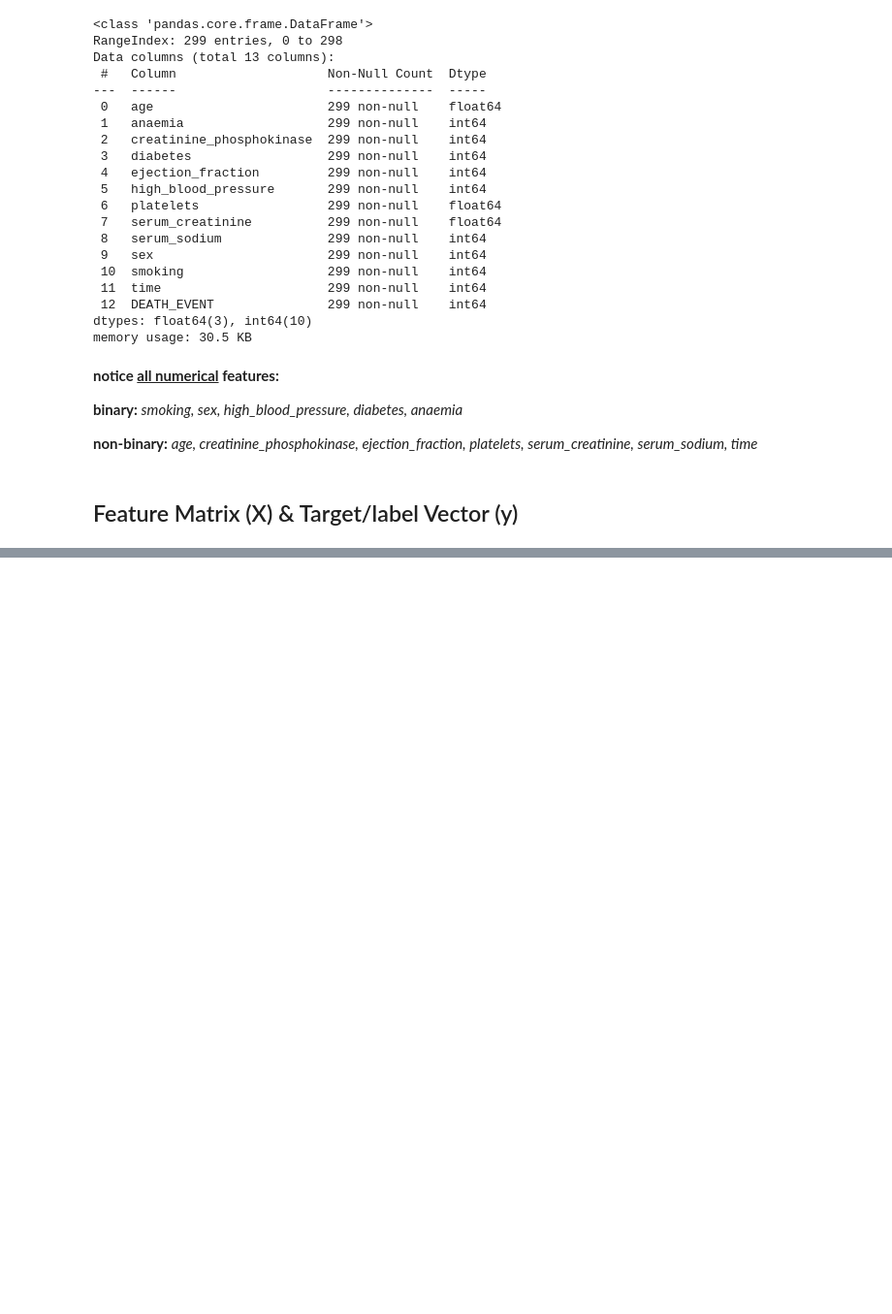
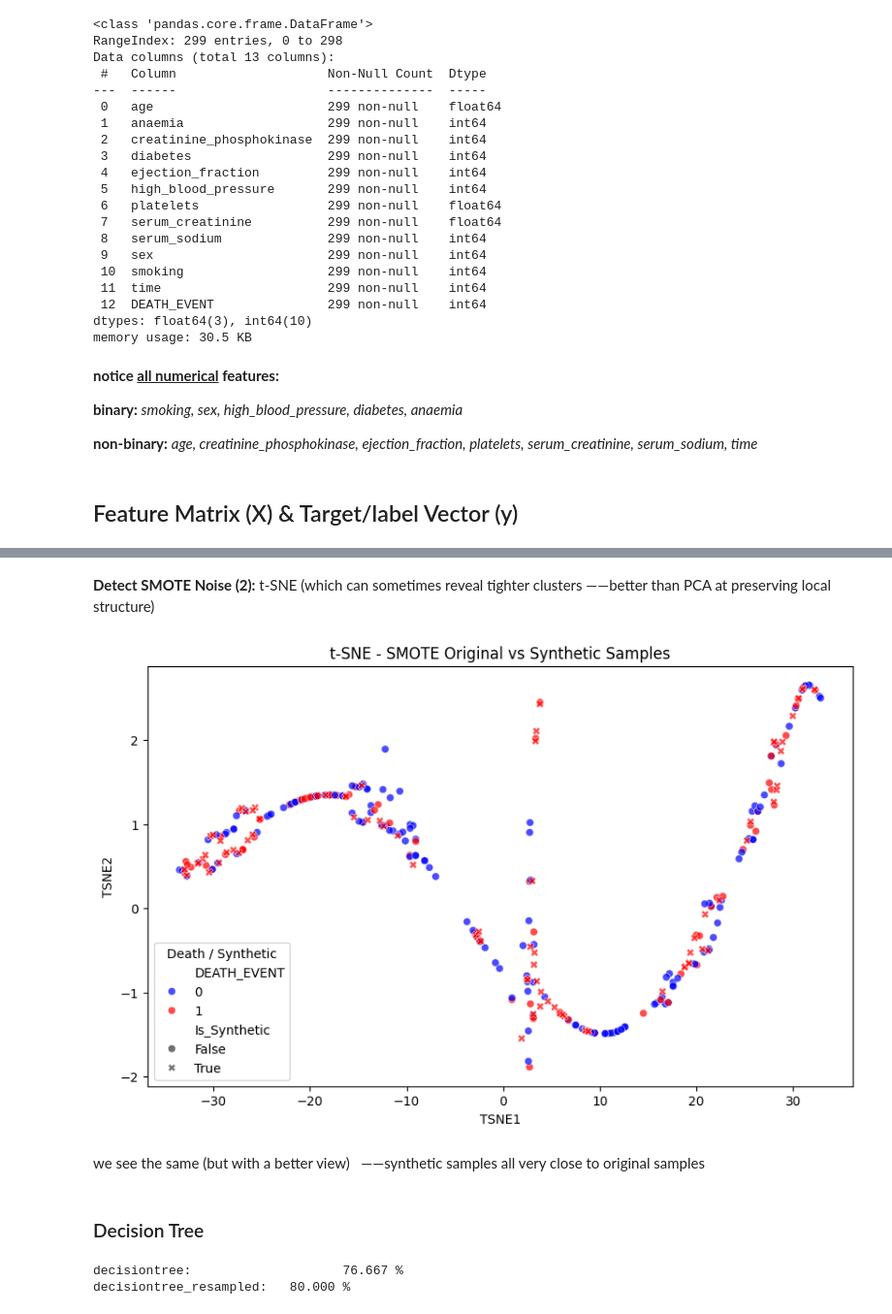
Before and after one commit to steventhestudent/CS4662_Project, a Jupyter notebook: Data Exploration.ipynb, the cells around one changed output, grey strips where cells are left out. Shown: that part at 97% size. Saved outputs shown, nothing was run; the diff lists cells and outputs as text; code cells hidden in the pictures; blank space fills up the shorter version.

```diff
--- a/Data Exploration.ipynb
+++ b/Data Exploration.ipynb
@@ -135,0 +117,44 @@ compare SVM vs. ANN across different metrics (AUC-ROC, precision-recall, F1-scor
+# %% [markdown]
+**Detect SMOTE Noise (2):** t-SNE (which can sometimes reveal tighter clusters ——better than PCA at preserving local structure)
+# %%
+tsne = TSNE(n_components=2, random_state=55, perplexity=30, max_iter=1000)
+X_tsne = tsne.fit_transform(X_train_resampled)
+
+tsne_df = pd.DataFrame(X_tsne, columns=["TSNE1", "TSNE2"])
+tsne_df["DEATH_EVENT"] = y_train_resampled
+tsne_df["Is_Synthetic"] = synthetic_mask
+
+plt.figure(figsize=(10, 6))
+sns.scatterplot(
+    data=tsne_df,
+    x="TSNE1", y="TSNE2",
+    hue="DEATH_EVENT",
+    style="Is_Synthetic",
+    palette={0: "blue", 1: "red"},
+    markers={False: "o", True: "X"},
+    alpha=0.7
+)
+plt.title("t-SNE - SMOTE Original vs Synthetic Samples")
+plt.legend(title="Death / Synthetic")
+plt.show()
+# %% [output]
+[figure, added]
+# %% [markdown]
+we see the same (but with a better view) &nbsp; ——synthetic samples all very close to original samples
+# %% [markdown]
+### Decision Tree
+# %%
+# decisiontree
+decisiontree = DecisionTreeClassifier(random_state=55)
+decisiontree.fit(X_train, y_train)
+decisiontree_predictions = decisiontree.predict(X_test)
+print("decisiontree:\t\t\t", f"{metrics.accuracy_score(y_test, decisiontree_predictions) * 100:.3f}", '%')
+
+# decisiontree_resampled
+decisiontree_resampled = DecisionTreeClassifier(random_state=55)
+decisiontree_resampled.fit(X_train_resampled, y_train_resampled)
+decisiontree_resampled_predictions = decisiontree_resampled.predict(X_test)
+print("decisiontree_resampled:\t", f"{metrics.accuracy_score(y_test, decisiontree_resampled_predictions) * 100: .3f}", '%')
+# %% [output]
+decisiontree:                    76.667 %
+decisiontree_resampled:   80.000 %
```
Also changed, not shown: parts of 39 cells of this notebook, 1 other file.
